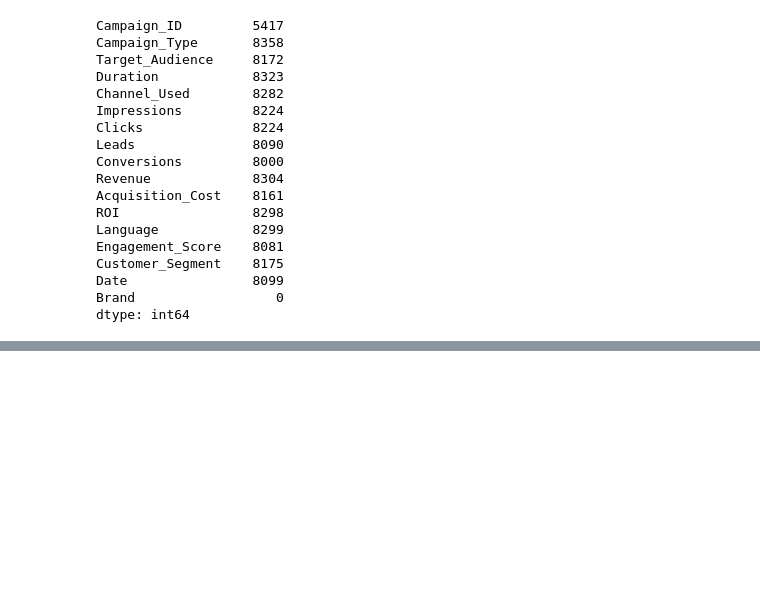
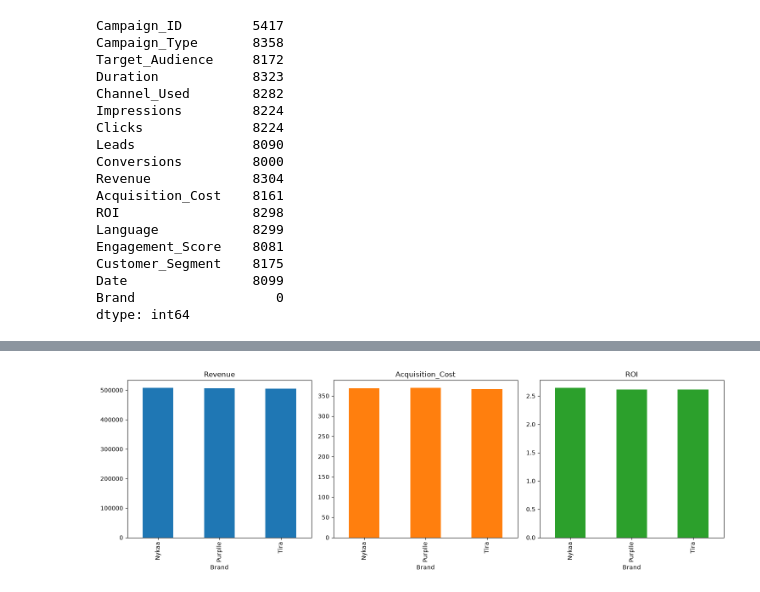
Before and after one commit to paulrobinsonr/Maketing_campaign_performance_prediction, a Jupyter notebook: view.ipynb, the cells around one changed output, grey strips where cells are left out. Drawn from its saved outputs; the diff is of its cells as text; code cells hidden in the pictures; blank space fills up the shorter version.

```diff
--- a/view.ipynb
+++ b/view.ipynb
@@ -278,0 +736,17 @@ dtype: int64
+# %%
+brand_performance = df.groupby("Brand")[
+    ["Revenue", "Acquisition_Cost", "ROI"]
+].mean()
+
+brand_performance.plot(
+    kind="bar",
+    subplots=True,
+    layout=(1, 3),
+    figsize=(15, 5),
+    legend=False
+)
+
+plt.tight_layout()
+plt.show()
+# %% [output]
+[figure, added]
```
Also changed, not shown: parts of 50 cells of this notebook.
